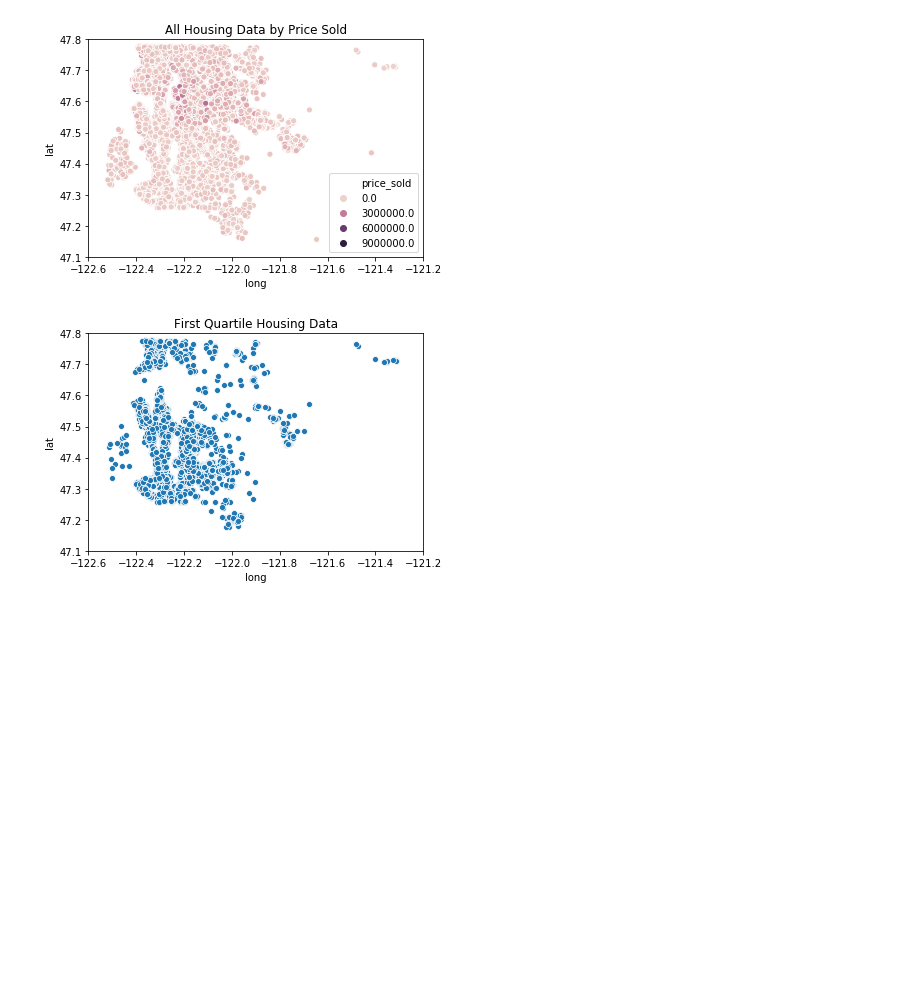
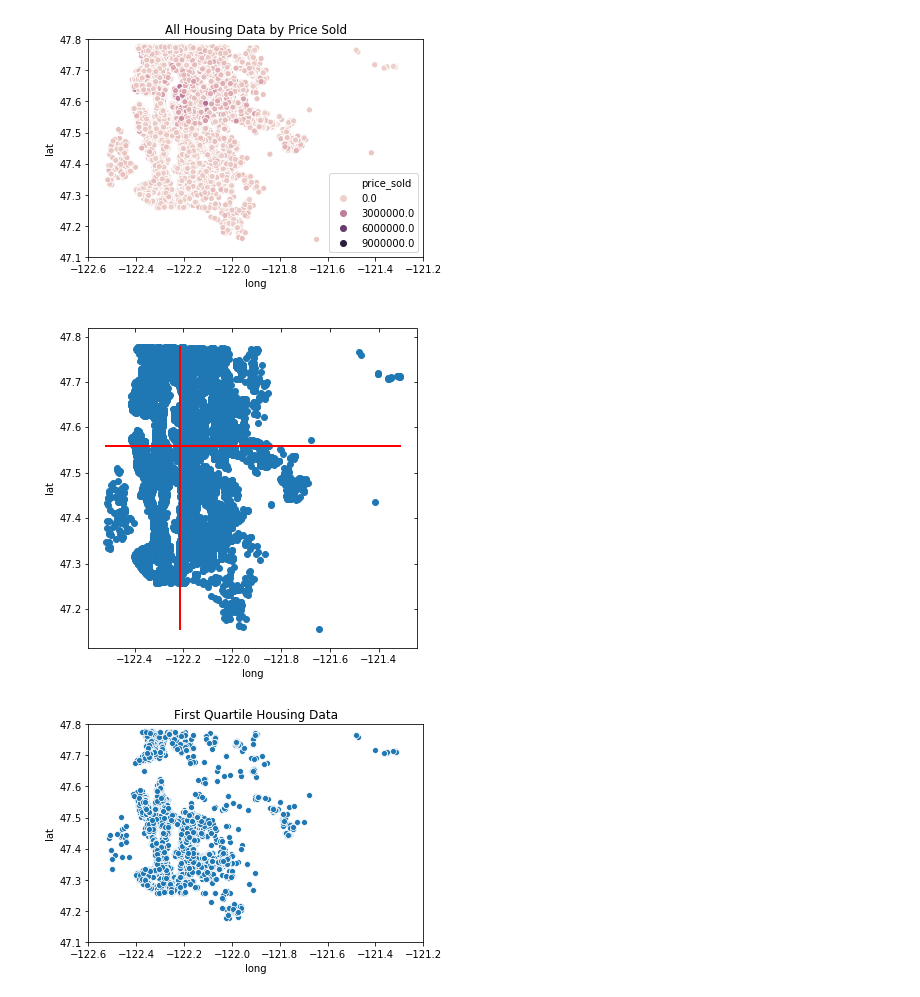
Before and after one commit to Greg-S-12/Mod1_Project, a Jupyter notebook: Gregthing.ipynb, the cells around one changed output. Cells and saved outputs as stored; diff of their text form; code cells hidden in the pictures; blank space fills up the shorter version.

Commit message:
New figures

```diff
--- a/Gregthing.ipynb
+++ b/Gregthing.ipynb
@@ -180,6 +180,14 @@ scatter_all.set(ylim=(47.1,47.8),xlim=(-122.6,-121.2),title="All Housing Data by
 scatter_all.get_figure().savefig("All Houses.png")
 # %% [output]
 [figure]
+# %%
+grid = sns.JointGrid(df.long, df.lat, space=0, size=6, ratio=50)
+grid.plot_joint(plt.scatter)
+plt.plot([df.long.mean(), df.long.mean()], [df.lat.min(), df.lat.max()], linewidth=2, color="r")
+plt.plot([df.long.min(), df.long.max()], [df.lat.mean(), df.lat.mean()], linewidth=2, color="r")
+grid.savefig("Gridplot.png")
+# %% [output]
+[figure, added]
 # %%
 scatter1=sns.scatterplot(x="long",y="lat",data=df.loc[(df["price_sold"]<price_sold_25),:])
 scatter1.set(ylim=(47.1,47.8),xlim=(-122.6,-121.2),title="First Quartile Housing Data")
```
Also changed, not shown: parts of 1 cell of this notebook, 2 other files.
